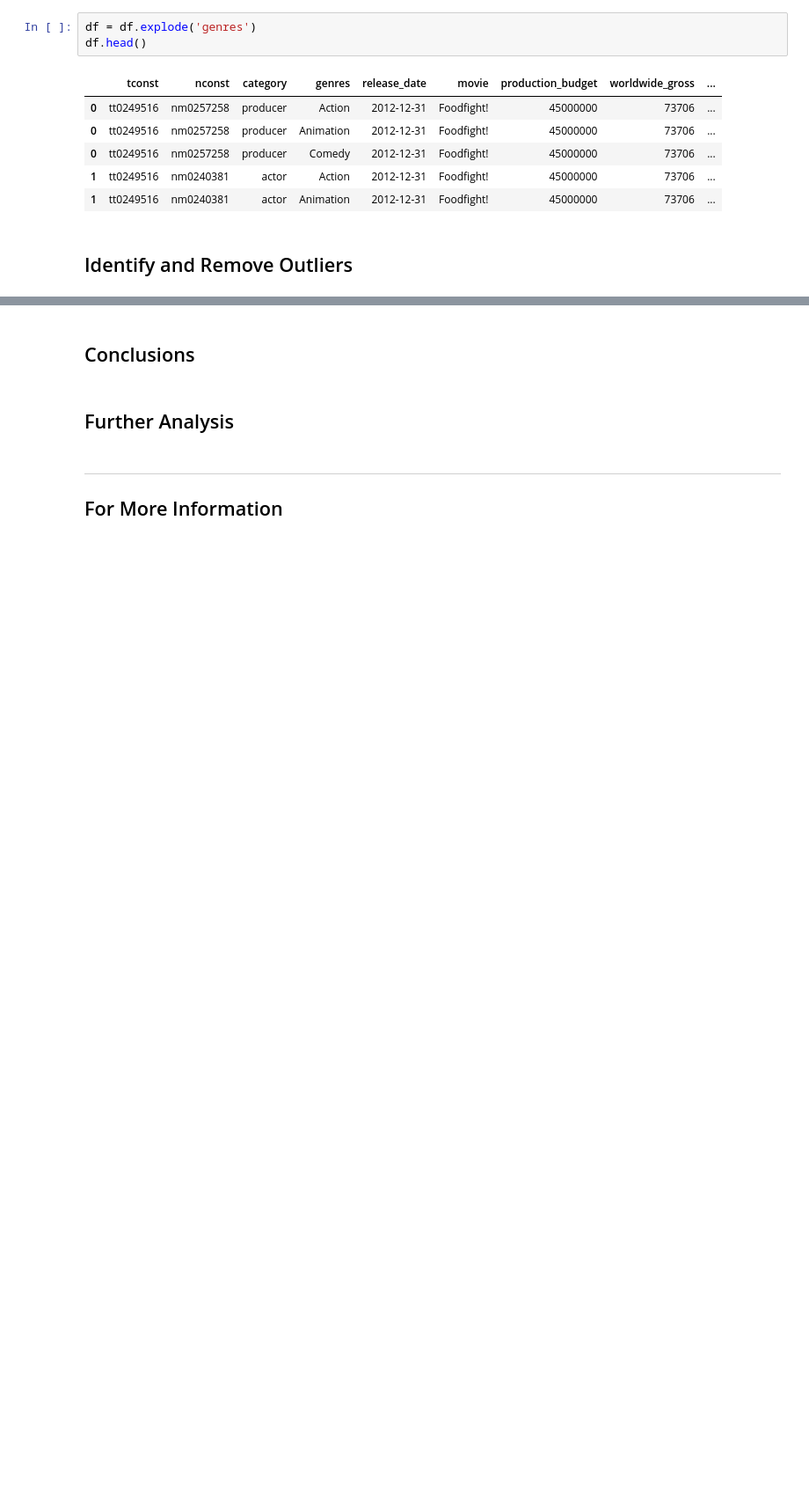
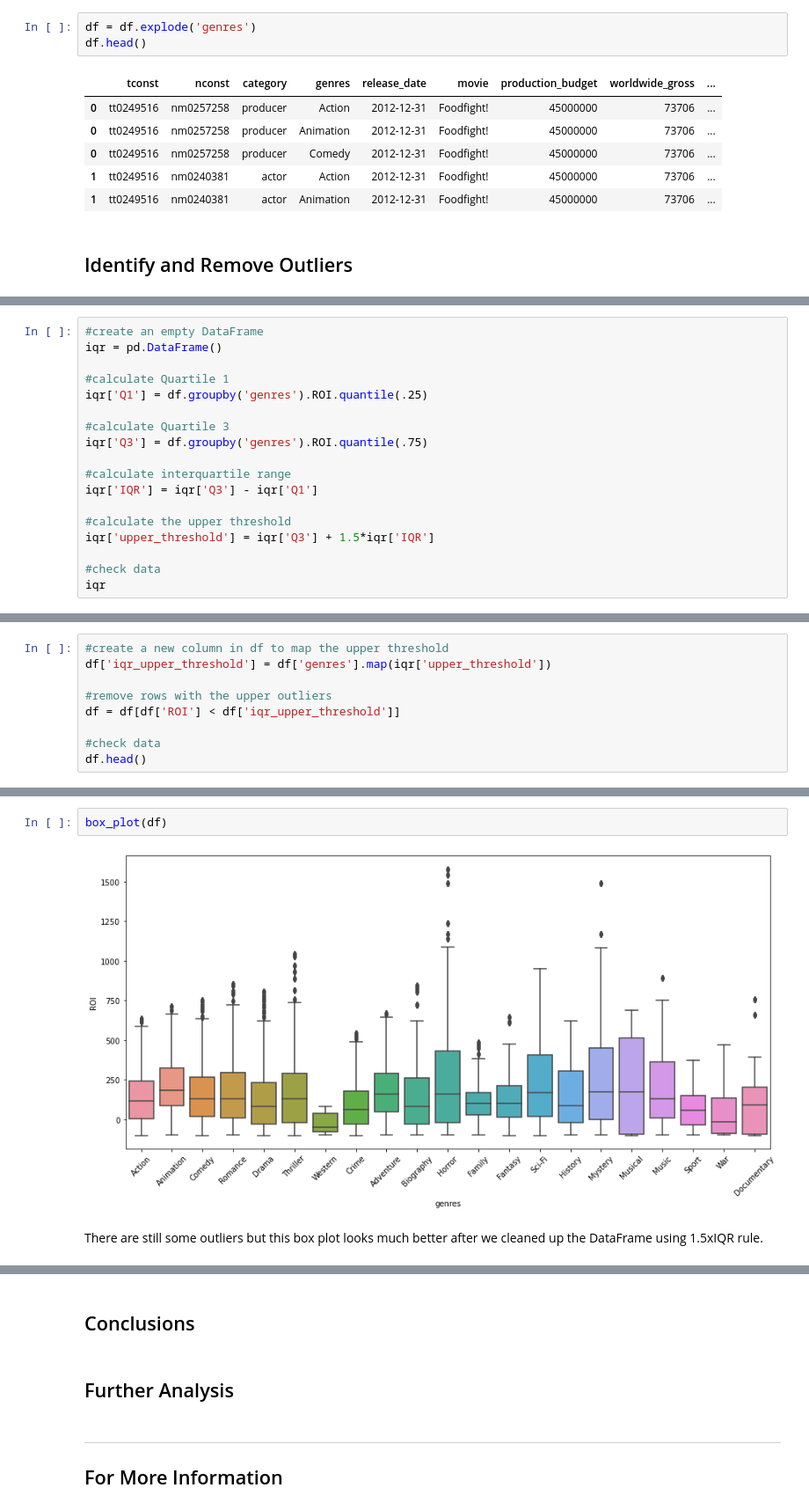
Before and after one commit to jennifernha/Microsoft-Movie-Analysis, a Jupyter notebook: Microsoft Movie Analysis.ipynb, the cells around one changed output, grey strips where cells are left out. Shown: that part at 88% size. Drawn from its saved outputs; the diff is of its cells as text; blank space fills up the shorter version.

```diff
--- a/Microsoft Movie Analysis.ipynb
+++ b/Microsoft Movie Analysis.ipynb
@@ -470,0 +563,18 @@ ax.set_title('Production Budget vs. ROI');
+# %%
+#create an empty DataFrame
+iqr = pd.DataFrame()
+
+#calculate Quartile 1
+iqr['Q1'] = df.groupby('genres').ROI.quantile(.25)
+
+#calculate Quartile 3
+iqr['Q3'] = df.groupby('genres').ROI.quantile(.75)
+
+#calculate interquartile range
+iqr['IQR'] = iqr['Q3'] - iqr['Q1']
+
+#calculate the upper threshold
+iqr['upper_threshold'] = iqr['Q3'] + 1.5*iqr['IQR']
+
+#check data
+iqr
@@ -470,0 +600,9 @@ ax.set_title('Production Budget vs. ROI');
+# %%
+#create a new column in df to map the upper threshold
+df['iqr_upper_threshold'] = df['genres'].map(iqr['upper_threshold'])
+
+#remove rows with the upper outliers
+df = df[df['ROI'] < df['iqr_upper_threshold']]
+
+#check data
+df.head()
@@ -470,0 +621,6 @@ ax.set_title('Production Budget vs. ROI');
+# %%
+box_plot(df)
+# %% [output]
+[figure, added]
+# %% [markdown]
+There are still some outliers but this box plot looks much better after we cleaned up the DataFrame using 1.5xIQR rule.
```
Also changed, not shown: parts of 54 cells of this notebook.
